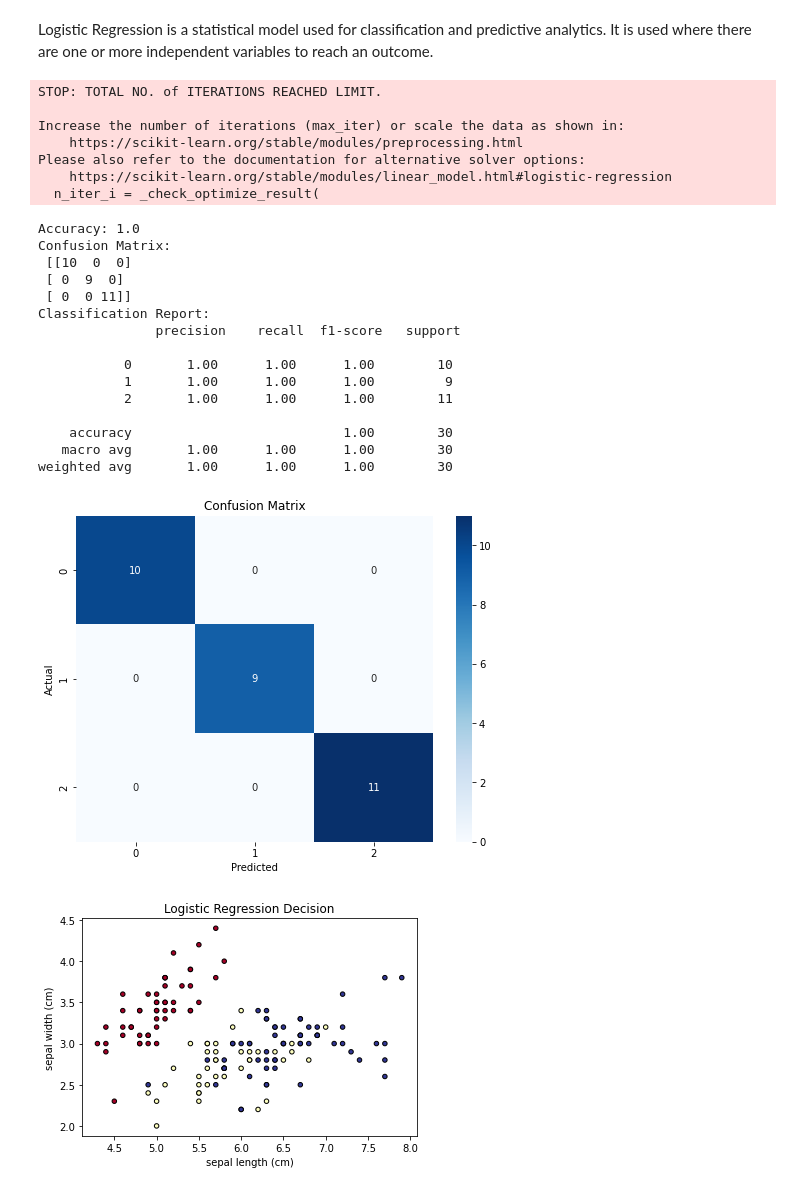
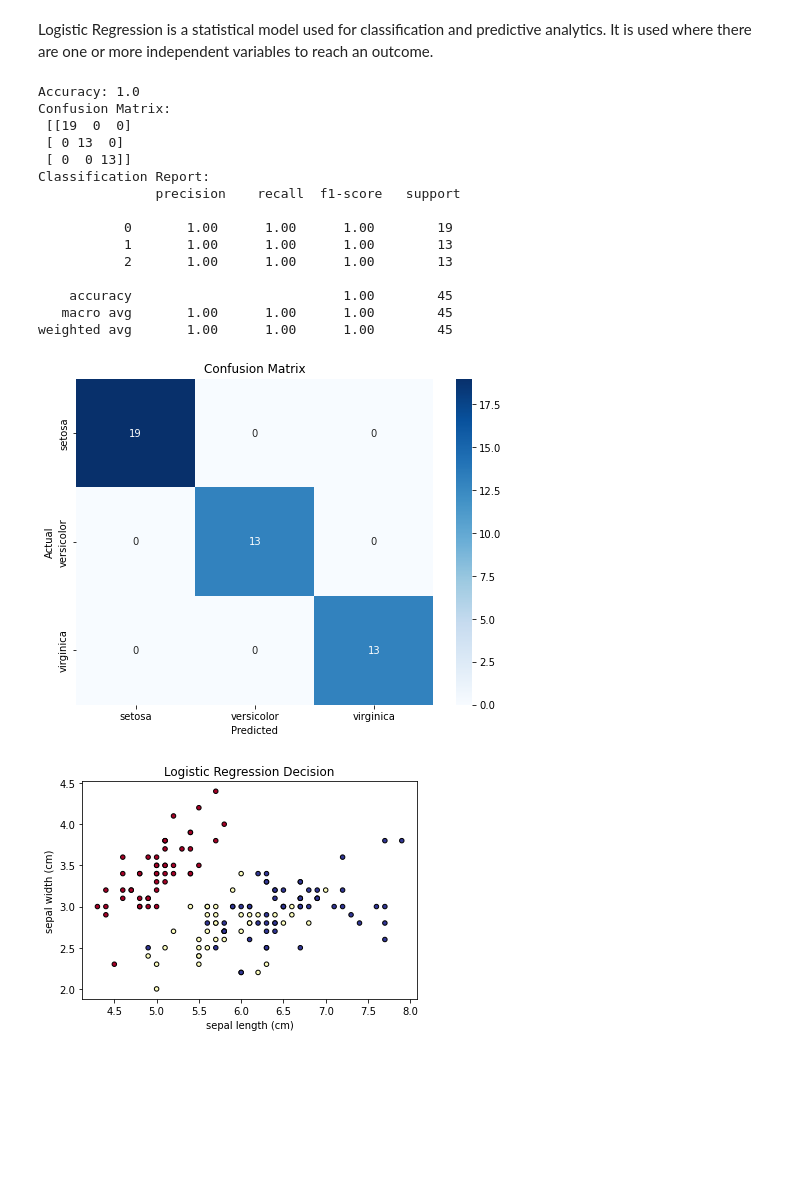
Before and after one commit to Ginafenn/Machine-Learning-Statistics, a Jupyter notebook: project.ipynb, the cells around one changed output. Saved outputs shown, nothing was run; the diff lists cells and outputs as text; code cells hidden in the pictures; blank space fills up the shorter version.

```diff
--- a/project.ipynb
+++ b/project.ipynb
@@ -149,62 +146,58 @@ K-Nearest Neighbour Accuracy: 1.0
 # %% [markdown]
 Logistic Regression is a statistical model used for classification and predictive analytics. It is used where there are one or more independent variables to reach an outcome.<br>
 # %%
-model = LogisticRegression()
-model.fit(X_train, y_train)
+X = data.data
+y = data.target
 
-y_pred = model.predict(X_test)
+# Split into training/test sets
+X_train, X_test, y_train, y_test = train_test_split(X, y, test_size=0.3, random_state=42)
 
+# Scale using StandardScaler
+scaler = StandardScaler()
+X_train_scaled = scaler.fit_transform(X_train)
+X_test_scaled = scaler.transform(X_test)
+
+# Initialize and train the Logistic Regression model
+model = LogisticRegression(max_iter=10000)
+model.fit(X_train_scaled, y_train)
+
+# Predictions
+y_pred = model.predict(X_test_scaled)
+
+# Metrics
 accuracy = accuracy_score(y_test, y_pred)
 conf_matrix = confusion_matrix(y_test, y_pred)
 classification_rep = classification_report(y_test, y_pred)
-
 
 # Show results
 print(f"Accuracy: {accuracy}")
 print("Confusion Matrix:\n", conf_matrix)
 print("Classification Report:\n", classification_rep)
 
-# Size of chart
+# Plot using a confusion matrix
 plt.figure(figsize=(8, 6))
-
-# Plot the results on a confusion matrix
-sns.heatmap(conf_matrix, annot=True, fmt="d", cmap="Blues", xticklabels=model.classes_, yticklabels=model.classes_)
-
-# X axis label
+sns.heatmap(conf_matrix, annot=True, fmt="d", cmap="Blues", xticklabels=data.target_names, yticklabels=data.target_names)
 plt.xlabel('Predicted')
-
-# y axis label
 plt.ylabel('Actual')
-
-# Show Title
 plt.title('Confusion Matrix')
-
-# Plot
 plt.show()
 # %% [output]
-STOP: TOTAL NO. of ITERATIONS REACHED LIMIT.
+Accuracy: 1.0
+Confusion Matrix:
+ [[19  0  0]
+ [ 0 13  0]
+ [ 0  0 13]]
+Classification Report:
+               precision    recall  f1-score   support
 
-Increase the number of iterations (max_iter) or scale the data as shown in:
-    https://scikit-learn.org/stable/modules/preprocessing.html
-Please also refer to the documentation for alternative solver options:
-    https://scikit-learn.org/stable/modules/linear_model.html#logistic-regression
-  n_iter_i = _check_optimize_result(
+           0       1.00      1.00      1.00        19
+           1       1.00      1.00      1.00        13
+           2       1.00      1.00      1.00        13
+
+    accuracy                           1.00        45
+   macro avg       1.00      1.00      1.00        45
+weighted avg       1.00      1.00      1.00        45
-Accuracy: 1.0
-Confusion Matrix:
- [[10  0  0]
- [ 0  9  0]
- [ 0  0 11]]
-Classification Report:
-               precision    recall  f1-score   support
-
-           0       1.00      1.00      1.00        10
-           1       1.00      1.00      1.00         9
-           2       1.00      1.00      1.00        11
-
-    accuracy                           1.00        30
-   macro avg       1.00      1.00      1.00        30
-weighted avg       1.00      1.00      1.00        30
-[figure, old version]
+[figure, new version]
 # %%
 # Testing the first two features
 X = data.data[:, :2]
```
Also changed, not shown: parts of 9 cells of this notebook.
